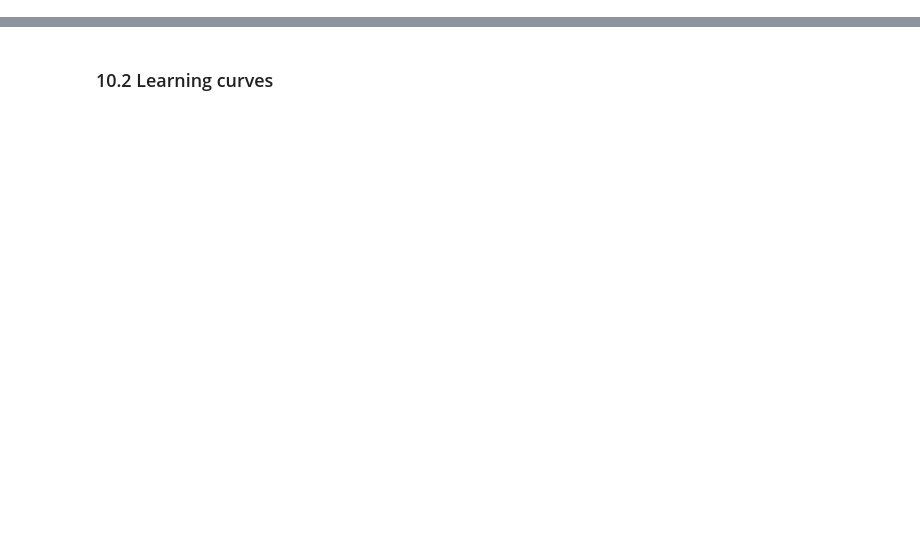
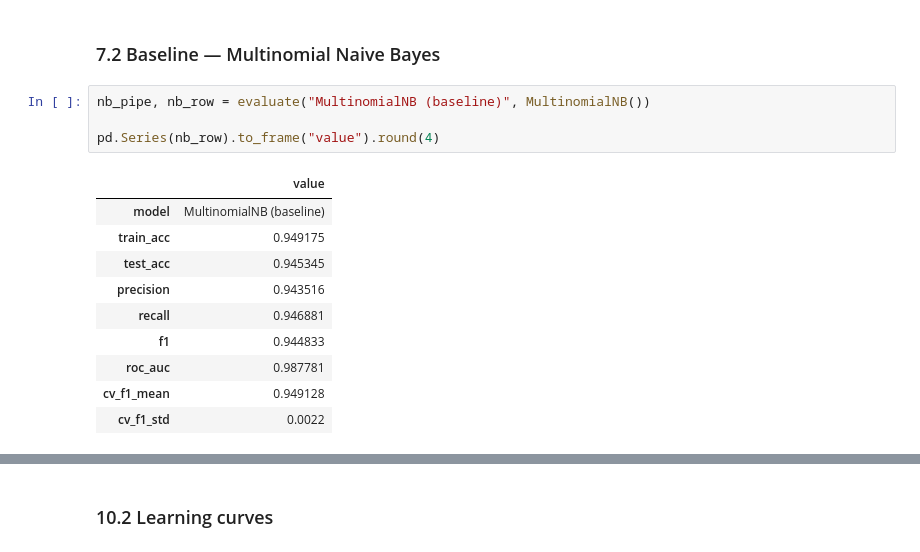
Before and after one commit to Renadyousef/Spam_classification_project, a Jupyter notebook: Supervised_Learning.ipynb, the cells around one changed output, grey strips where cells are left out. Drawn from its saved outputs; the diff is of its cells as text; blank space fills up the shorter version.

```diff
--- a/Supervised_Learning.ipynb
+++ b/Supervised_Learning.ipynb
@@ -281,0 +316,17 @@ _TODO_
+# %% [markdown]
+### 7.2 Baseline — Multinomial Naive Bayes
+# %%
+nb_pipe, nb_row = evaluate("MultinomialNB (baseline)", MultinomialNB())
+
+pd.Series(nb_row).to_frame("value").round(4)
+# %% [output]
+|  | value |
+| model | MultinomialNB (baseline) |
+| train_acc | 0.949175 |
+| test_acc | 0.945345 |
+| precision | 0.943516 |
+| recall | 0.946881 |
+| f1 | 0.944833 |
+| roc_auc | 0.987781 |
+| cv_f1_mean | 0.949128 |
+| cv_f1_std | 0.0022 |
```
Also changed, not shown: parts of 129 cells of this notebook.
